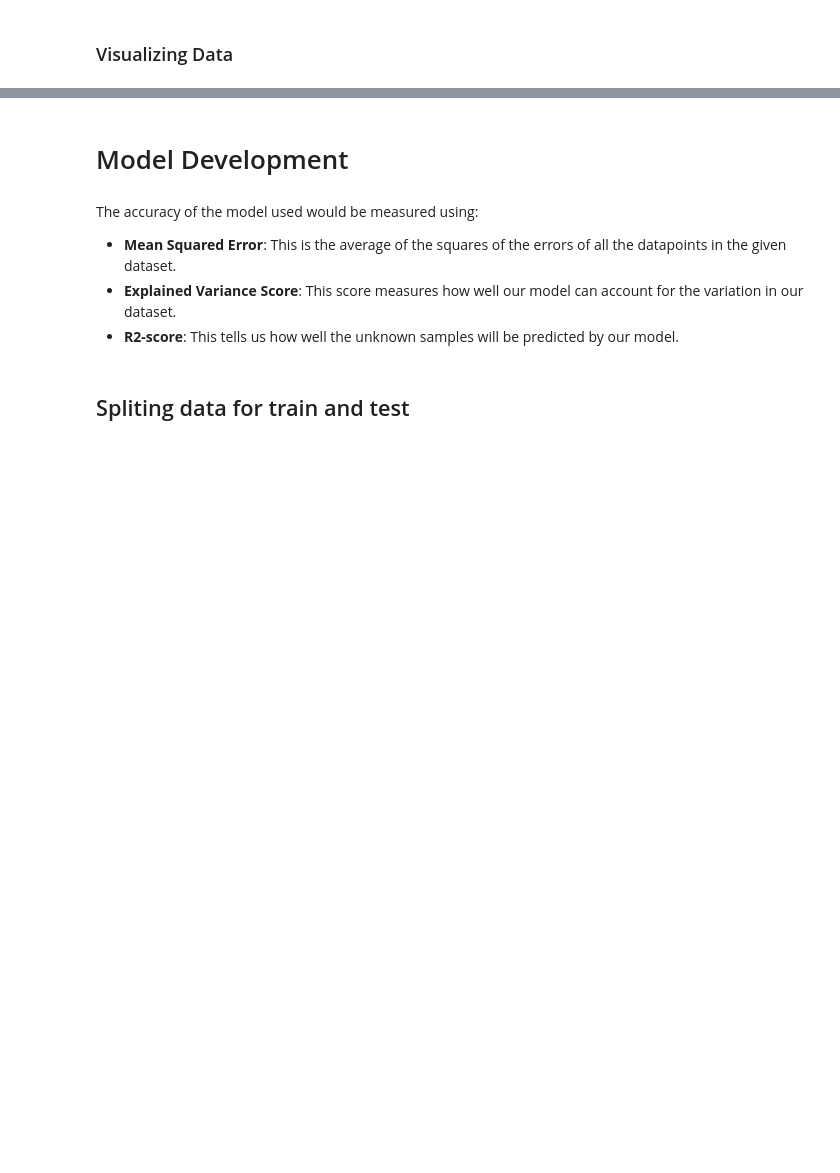
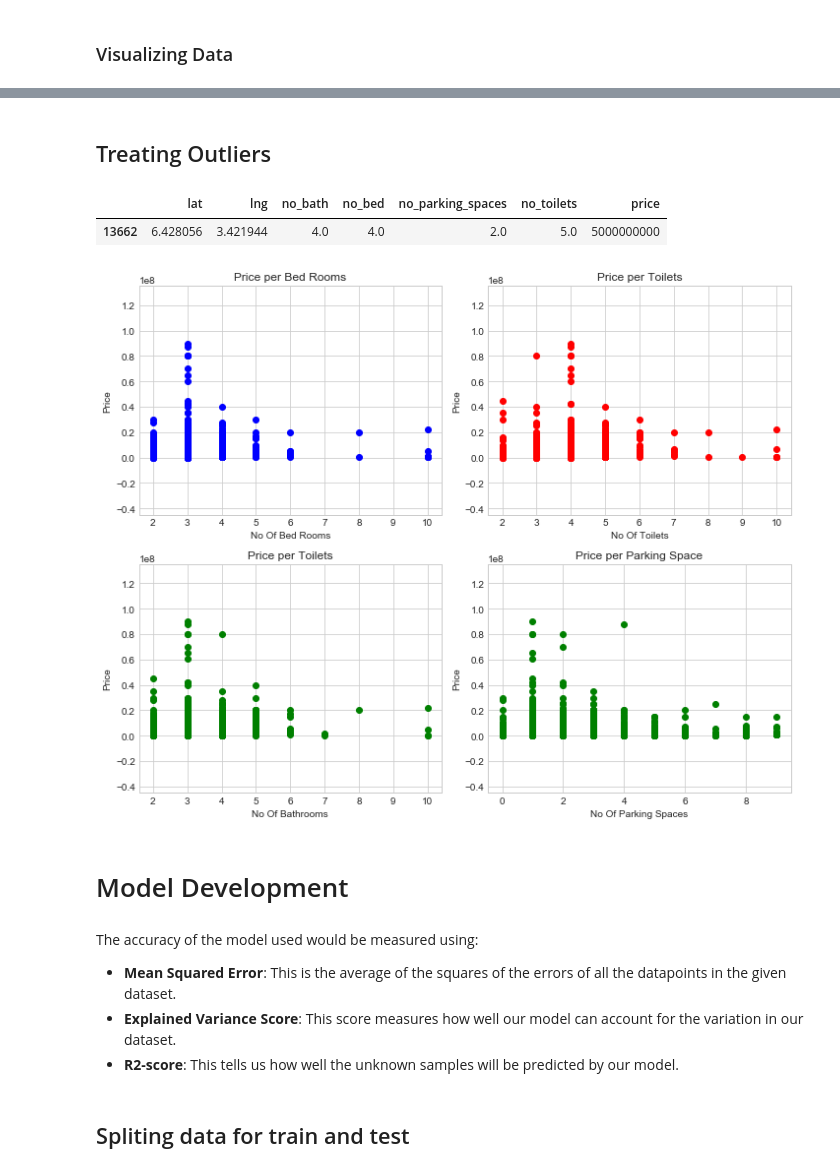
Before and after one commit to victorlenerd/lagos_housing, a Jupyter notebook: lagos_housing.ipynb, the cells around one changed output, grey strips where cells are left out. Saved outputs shown, nothing was run; the diff lists cells and outputs as text; code cells hidden in the pictures; blank space fills up the shorter version.

```diff
--- a/lagos_housing.ipynb
+++ b/lagos_housing.ipynb
@@ -138,3 +146,51 @@ plt.show()
+# %% [markdown]
+## Treating Outliers
+# %%
+df['price'] = df['price'].astype('int')
+df[df['price'] > 1000000000]
+# %% [output]
+|  | lat | lng | no_bath | no_bed | no_parking_spaces | no_toilets | price |
+| 13662 | 6.428056 | 3.421944 | 4.0 | 4.0 | 2.0 | 5.0 | 5000000000 |
+# %%
+df = df[df['price'] < 1000000000]
+# %%
+plt.figure(figsize=(10,8))
+
+low = np.min(df['price'])
+high = np.max(df['price'])
+
+plt.subplot(2, 2, 1)
+plt.scatter(x=df['no_bed'], y=df['price'], color='blue')
+plt.title('Price per Bed Rooms')
+plt.xlabel('No Of Bed Rooms')
+plt.ylabel('Price')
+plt.ylim([math.ceil(low-0.5*(high-low)), math.ceil(high+0.5*(high-low))])
+
+plt.subplot(2, 2, 2)
+plt.scatter(df['no_toilets'], df['price'], color='red')
+plt.title('Price per Toilets')
+plt.xlabel('No Of Toilets')
+plt.ylabel('Price')
+plt.ylim([math.ceil(low-0.5*(high-low)), math.ceil(high+0.5*(high-low))])
+
+plt.subplot(2, 2, 3)
+plt.scatter(df['no_bath'], df['price'], color='green')
+plt.title('Price per Toilets')
+plt.xlabel('No Of Bathrooms')
+plt.ylabel('Price')
+plt.ylim([math.ceil(low-0.5*(high-low)), math.ceil(high+0.5*(high-low))])
+
+plt.subplot(2, 2, 4)
+plt.scatter(df['no_parking_spaces'], df['price'], color='green')
+plt.title('Price per Parking Space')
+plt.xlabel('No Of Parking Spaces')
+plt.ylabel('Price')
+plt.ylim([math.ceil(low-0.5*(high-low)), math.ceil(high+0.5*(high-low))])
+
+plt.tight_layout()
+plt.show()
+# %% [output]
+[figure, added]
 # %% [markdown]
 # Model Development
 # %% [markdown]
```
Also changed, not shown: parts of 10 cells of this notebook.
